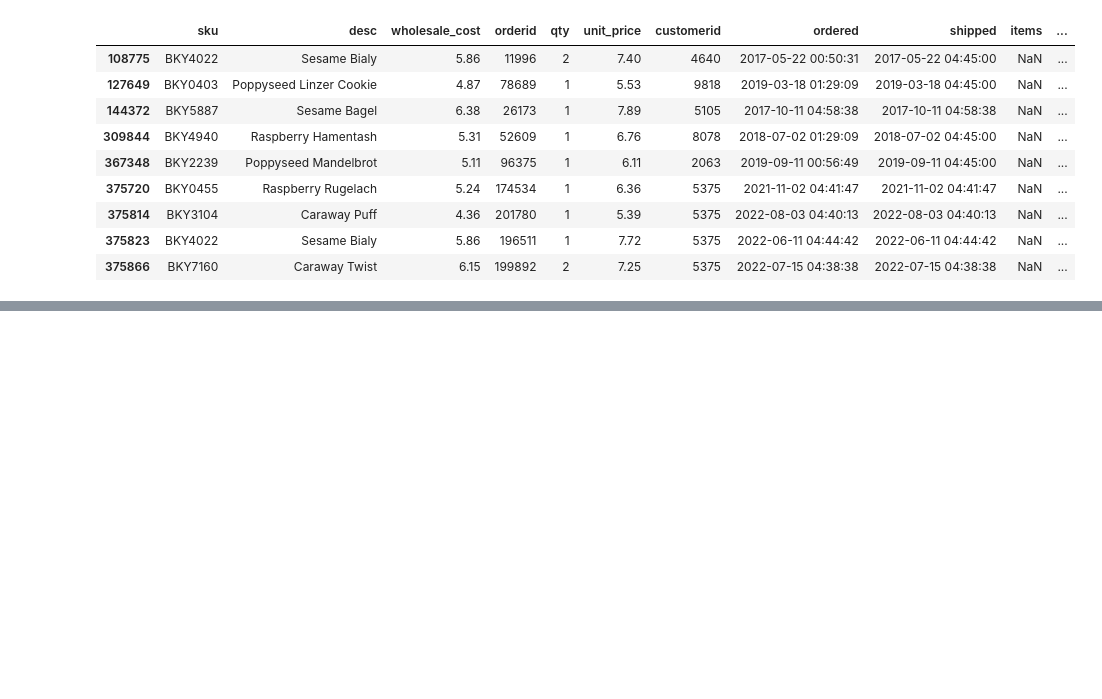
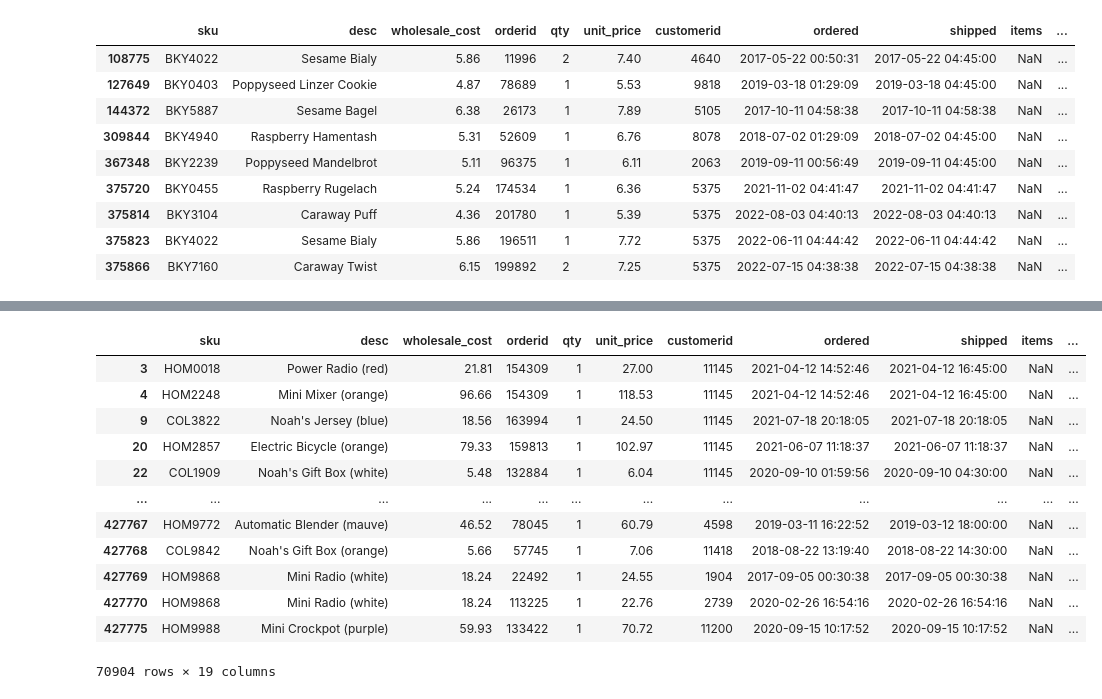
Before and after one commit to etiennelecha/hoc_2022, a Jupyter notebook: hannukah_of_code_22.ipynb, the cells around one changed output, grey strips where cells are left out. Drawn from its saved outputs; the diff is of its cells as text; code cells hidden in the pictures; blank space fills up the shorter version.

```diff
--- a/hannukah_of_code_22.ipynb
+++ b/hannukah_of_code_22.ipynb
@@ -150,0 +240,4 @@ big_t[big_t['early_shopper'] & big_t['pastries?']]
+# %%
+bool_emily = big_t['name'] == 'Emily Randolph'
+bool_has_color = big_t['desc'].apply(lambda x: len(re.findall(r'(\([a-z]+|[A-Z]+\))', x)) != 0)
+targets = big_t[bool_has_color & bool_emily]
@@ -150,0 +252,3 @@ big_t[big_t['early_shopper'] & big_t['pastries?']]
+# %%
+big_t_colors = big_t[bool_has_color]
+big_t_colors['desc_no_color'] = big_t_colors['desc'].apply(lambda x: re.findall(r'.+(?=.\()', x)[0])
@@ -150,0 +261,16 @@ big_t[big_t['early_shopper'] & big_t['pastries?']]
+# %%
+big_t_colors
+# %% [output]
+|  | sku | desc | wholesale_cost | orderid | qty | unit_price | customerid | ordered | shipped | items | ... |
+| 3 | HOM0018 | Power Radio (red) | 21.81 | 154309 | 1 | 27.00 | 11145 | 2021-04-12 14:52:46 | 2021-04-12 16:45:00 | NaN | ... |
+| 4 | HOM2248 | Mini Mixer (orange) | 96.66 | 154309 | 1 | 118.53 | 11145 | 2021-04-12 14:52:46 | 2021-04-12 16:45:00 | NaN | ... |
+| 9 | COL3822 | Noah's Jersey (blue) | 18.56 | 163994 | 1 | 24.50 | 11145 | 2021-07-18 20:18:05 | 2021-07-18 20:18:05 | NaN | ... |
+| 20 | HOM2857 | Electric Bicycle (orange) | 79.33 | 159813 | 1 | 102.97 | 11145 | 2021-06-07 11:18:37 | 2021-06-07 11:18:37 | NaN | ... |
+| 22 | COL1909 | Noah's Gift Box (white) | 5.48 | 132884 | 1 | 6.04 | 11145 | 2020-09-10 01:59:56 | 2020-09-10 04:30:00 | NaN | ... |
+| ... | ... | ... | ... | ... | ... | ... | ... | ... | ... | ... | ... |
+| 427767 | HOM9772 | Automatic Blender (mauve) | 46.52 | 78045 | 1 | 60.79 | 4598 | 2019-03-11 16:22:52 | 2019-03-12 18:00:00 | NaN | ... |
+| 427768 | COL9842 | Noah's Gift Box (orange) | 5.66 | 57745 | 1 | 7.06 | 11418 | 2018-08-22 13:19:40 | 2018-08-22 14:30:00 | NaN | ... |
+| 427769 | HOM9868 | Mini Radio (white) | 18.24 | 22492 | 1 | 24.55 | 1904 | 2017-09-05 00:30:38 | 2017-09-05 00:30:38 | NaN | ... |
+| 427770 | HOM9868 | Mini Radio (white) | 18.24 | 113225 | 1 | 22.76 | 2739 | 2020-02-26 16:54:16 | 2020-02-26 16:54:16 | NaN | ... |
+| 427775 | HOM9988 | Mini Crockpot (purple) | 59.93 | 133422 | 1 | 70.72 | 11200 | 2020-09-15 10:17:52 | 2020-09-15 10:17:52 | NaN | ... |
+70904 rows × 19 columns
```
Also changed, not shown: parts of 26 cells of this notebook.
